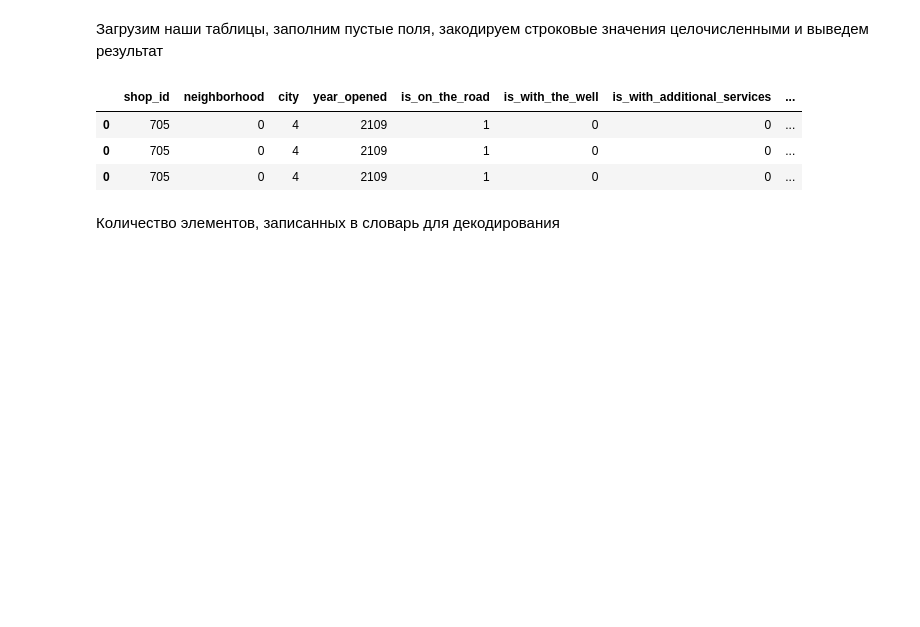
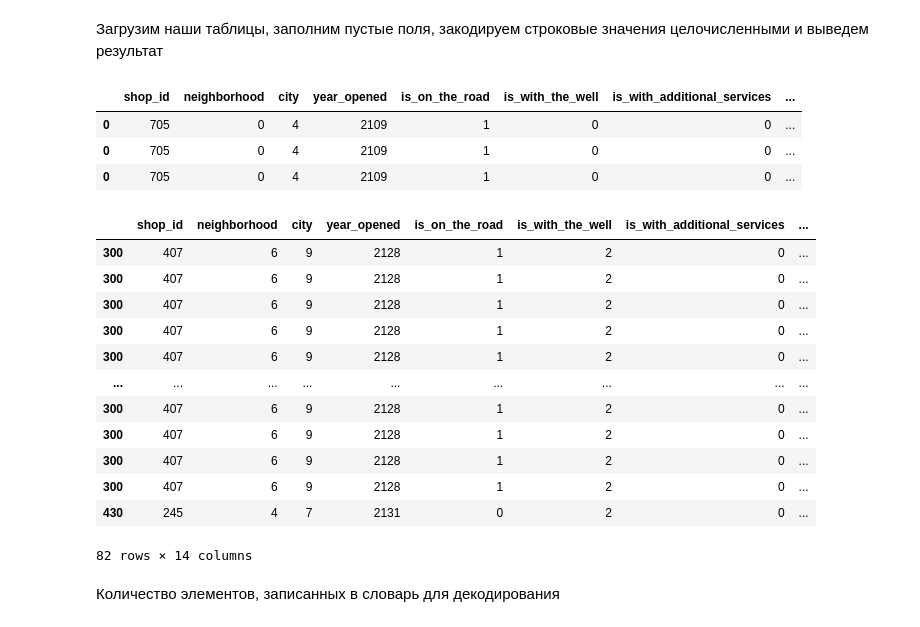
Before and after one commit to alievilya/Ds_GpnCup, a Jupyter notebook: DS_GPN.ipynb, the cells around one changed output. Drawn from its saved outputs; the diff is of its cells as text; code cells hidden in the pictures; blank space fills up the shorter version.

```diff
--- a/DS_GPN.ipynb
+++ b/DS_GPN.ipynb
@@ -144,6 +144,23 @@ table.head(3)
 | 0 | 705 | 0 | 4 | 2109 | 1 | 0 | 0 | ... |
 | 0 | 705 | 0 | 4 | 2109 | 1 | 0 | 0 | ... |
 | 0 | 705 | 0 | 4 | 2109 | 1 | 0 | 0 | ... |
+# %%
+table_filter = table[table['shop_type']==0]
+table_filter[table_filter['total_items_sold']>0.5]
+# %% [output]
+|  | shop_id | neighborhood | city | year_opened | is_on_the_road | is_with_the_well | is_with_additional_services | ... |
+| 300 | 407 | 6 | 9 | 2128 | 1 | 2 | 0 | ... |
+| 300 | 407 | 6 | 9 | 2128 | 1 | 2 | 0 | ... |
+| 300 | 407 | 6 | 9 | 2128 | 1 | 2 | 0 | ... |
+| 300 | 407 | 6 | 9 | 2128 | 1 | 2 | 0 | ... |
+| 300 | 407 | 6 | 9 | 2128 | 1 | 2 | 0 | ... |
+| ... | ... | ... | ... | ... | ... | ... | ... | ... |
+| 300 | 407 | 6 | 9 | 2128 | 1 | 2 | 0 | ... |
+| 300 | 407 | 6 | 9 | 2128 | 1 | 2 | 0 | ... |
+| 300 | 407 | 6 | 9 | 2128 | 1 | 2 | 0 | ... |
+| 300 | 407 | 6 | 9 | 2128 | 1 | 2 | 0 | ... |
+| 430 | 245 | 4 | 7 | 2131 | 0 | 2 | 0 | ... |
+82 rows × 14 columns
 # %% [markdown]
 Количество элементов, записанных в словарь для декодирования
 # %%
```
